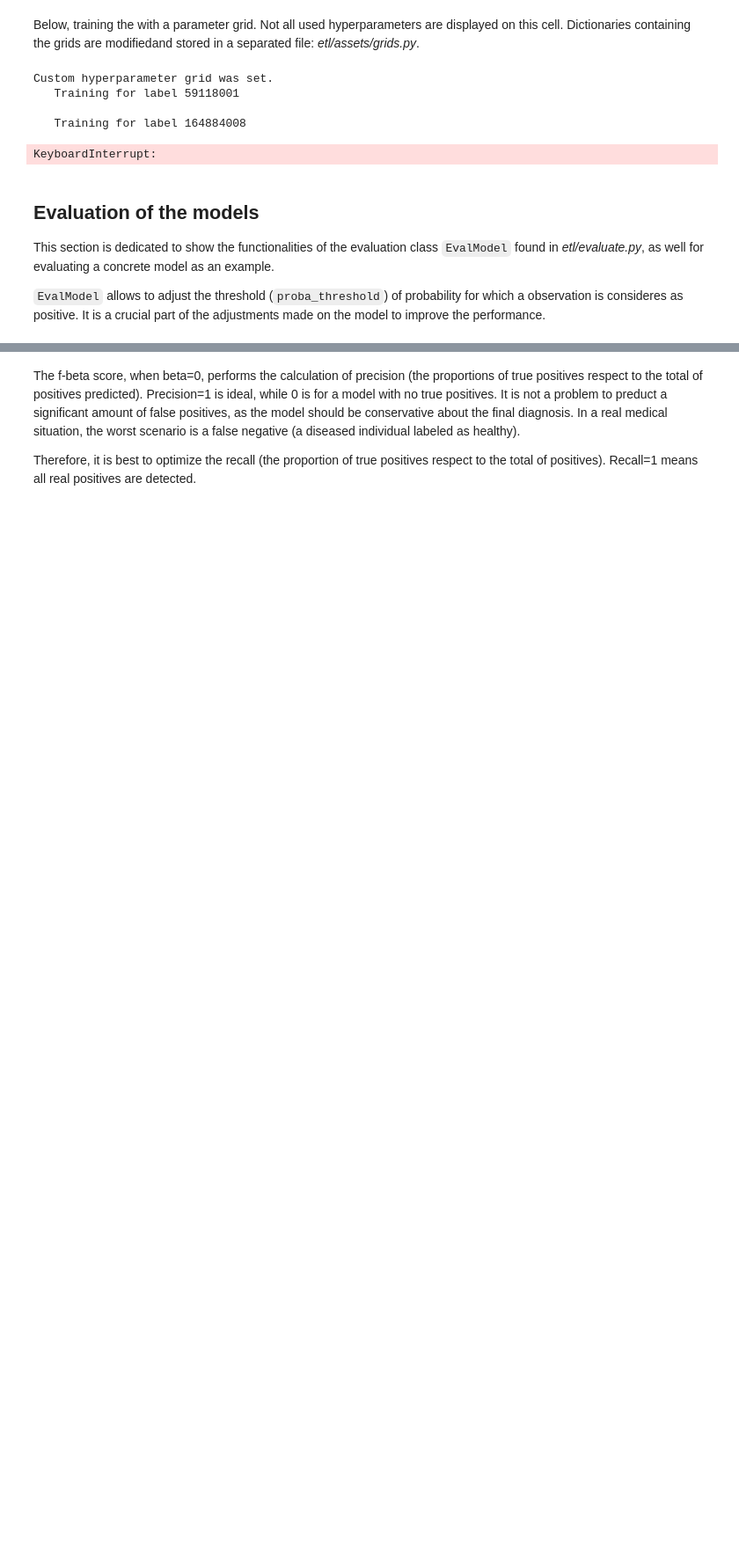
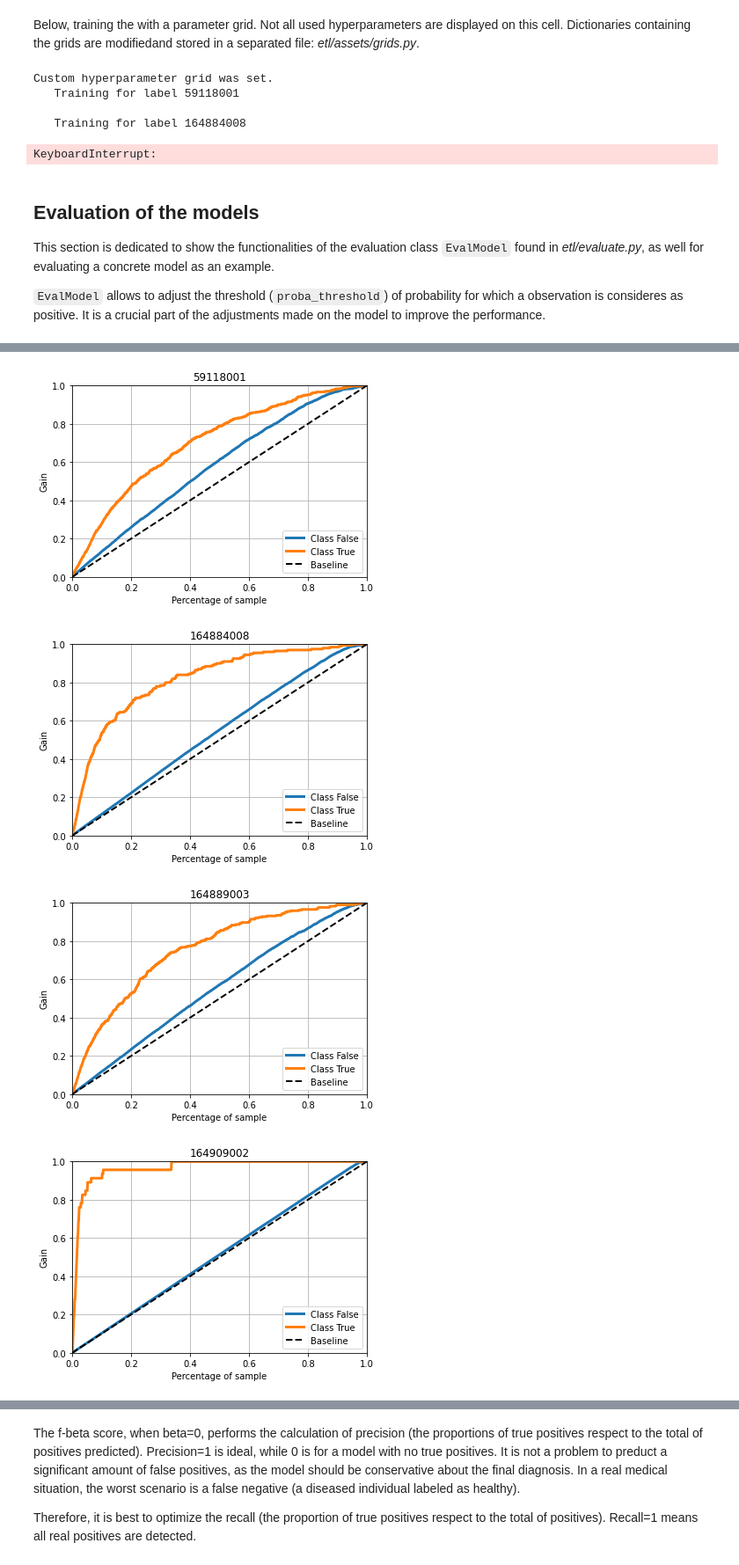
Before and after one commit to GHernandezRetuerto/Final-Thesis, a Jupyter notebook: Guillermo_Hernandez_TFM_v1.ipynb, the cells around one changed output, grey strips where cells are left out. Shown at 88% size. Saved outputs shown, nothing was run; the diff lists cells and outputs as text; code cells hidden in the pictures; blank space fills up the shorter version.

```diff
--- a/Guillermo_Hernandez_TFM_v1.ipynb
+++ b/Guillermo_Hernandez_TFM_v1.ipynb
@@ -671,0 +674,7 @@ eval_rf.plot_lift()
+# %%
+eval_rf.plot_cumul_gains()
+# %% [output]
+[figure, added]
+[figure, added]
+[figure, added]
+[figure, added]
```
Also changed, not shown: parts of 12 cells of this notebook, 4 other files.
